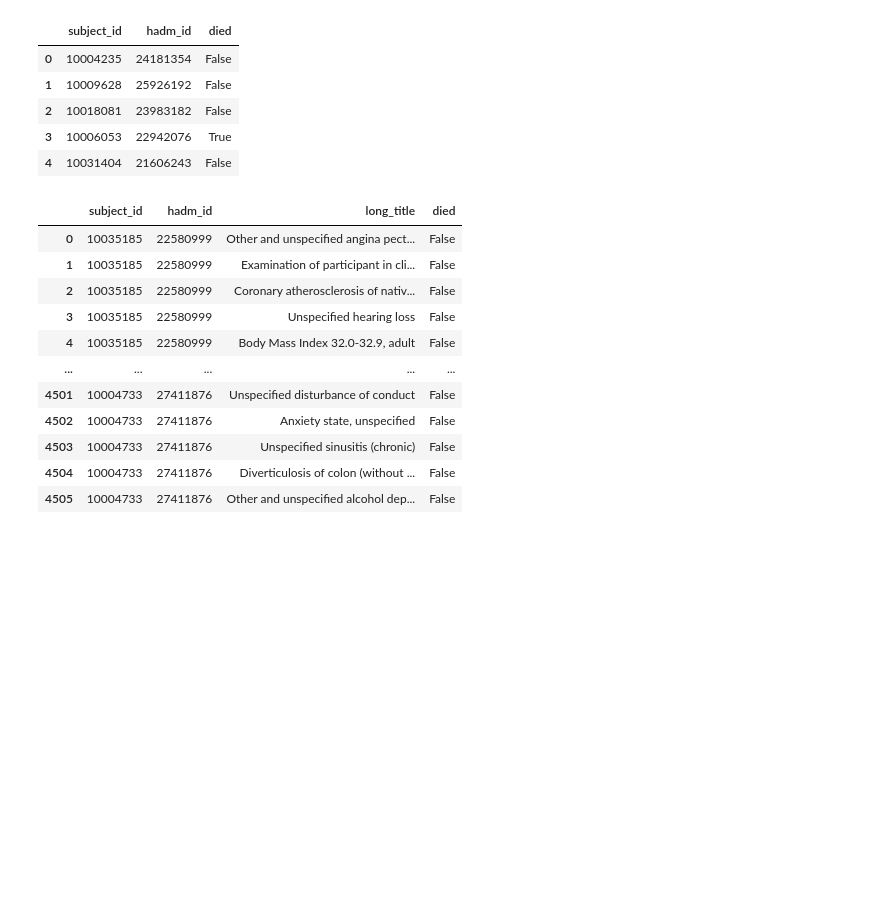
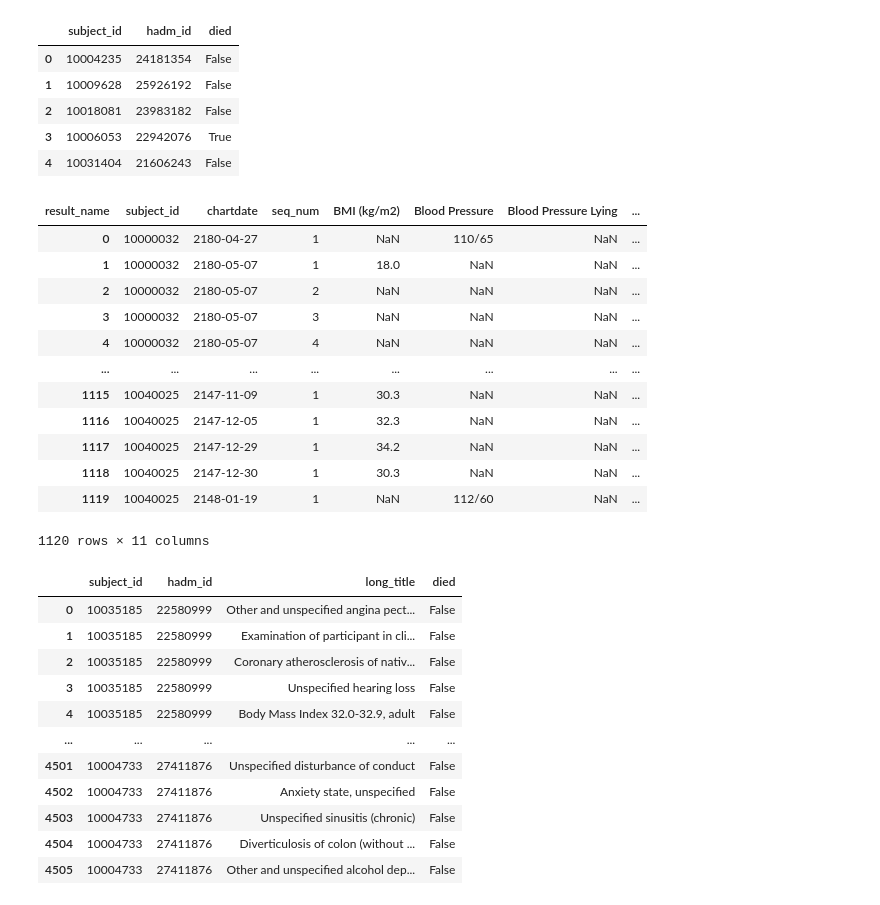
Before and after one commit to bizzfuzz/CHOP-comprehensive-hospital-outcome-prediction-system, a Jupyter notebook: CHOP.ipynb, the cells around one changed output. Drawn from its saved outputs; the diff is of its cells as text; code cells hidden in the pictures; blank space fills up the shorter version.

```diff
--- a/CHOP.ipynb
+++ b/CHOP.ipynb
@@ -117,6 +117,25 @@ See the caveats in the documentation: https://pandas.pydata.org/pandas-docs/stab
 | 2 | 10018081 | 23983182 | False |
 | 3 | 10006053 | 22942076 | True |
 | 4 | 10031404 | 21606243 | False |
+# %%
+pivot_omr = omr.pivot_table(index=['subject_id', 'chartdate', 'seq_num'],
+                            columns='result_name',
+                            values='result_value', aggfunc="last").reset_index()
+pivot_omr
+# %% [output]
+| result_name | subject_id | chartdate | seq_num | BMI (kg/m2) | Blood Pressure | Blood Pressure Lying | ... |
+| 0 | 10000032 | 2180-04-27 | 1 | NaN | 110/65 | NaN | ... |
+| 1 | 10000032 | 2180-05-07 | 1 | 18.0 | NaN | NaN | ... |
+| 2 | 10000032 | 2180-05-07 | 2 | NaN | NaN | NaN | ... |
+| 3 | 10000032 | 2180-05-07 | 3 | NaN | NaN | NaN | ... |
+| 4 | 10000032 | 2180-05-07 | 4 | NaN | NaN | NaN | ... |
+| ... | ... | ... | ... | ... | ... | ... | ... |
+| 1115 | 10040025 | 2147-11-09 | 1 | 30.3 | NaN | NaN | ... |
+| 1116 | 10040025 | 2147-12-05 | 1 | 32.3 | NaN | NaN | ... |
+| 1117 | 10040025 | 2147-12-29 | 1 | 34.2 | NaN | NaN | ... |
+| 1118 | 10040025 | 2147-12-30 | 1 | 30.3 | NaN | NaN | ... |
+| 1119 | 10040025 | 2148-01-19 | 1 | NaN | 112/60 | NaN | ... |
+1120 rows × 11 columns
 # %%
 #Merge the death df with the merged diagnoses dataframe
 
```
